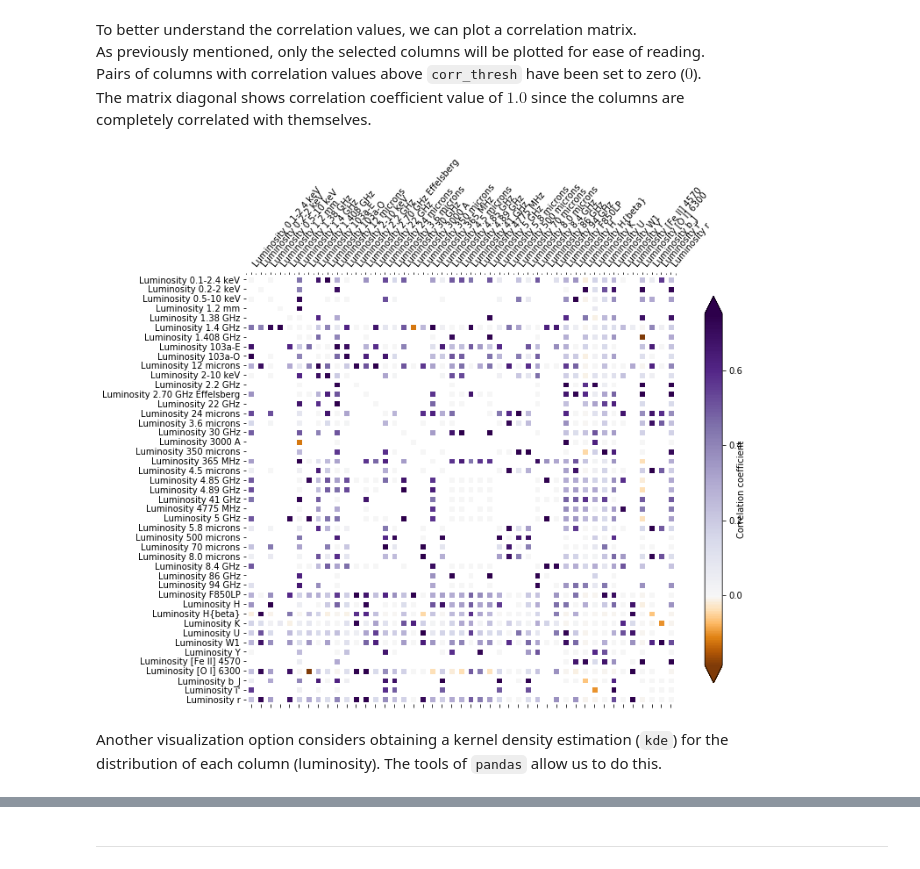
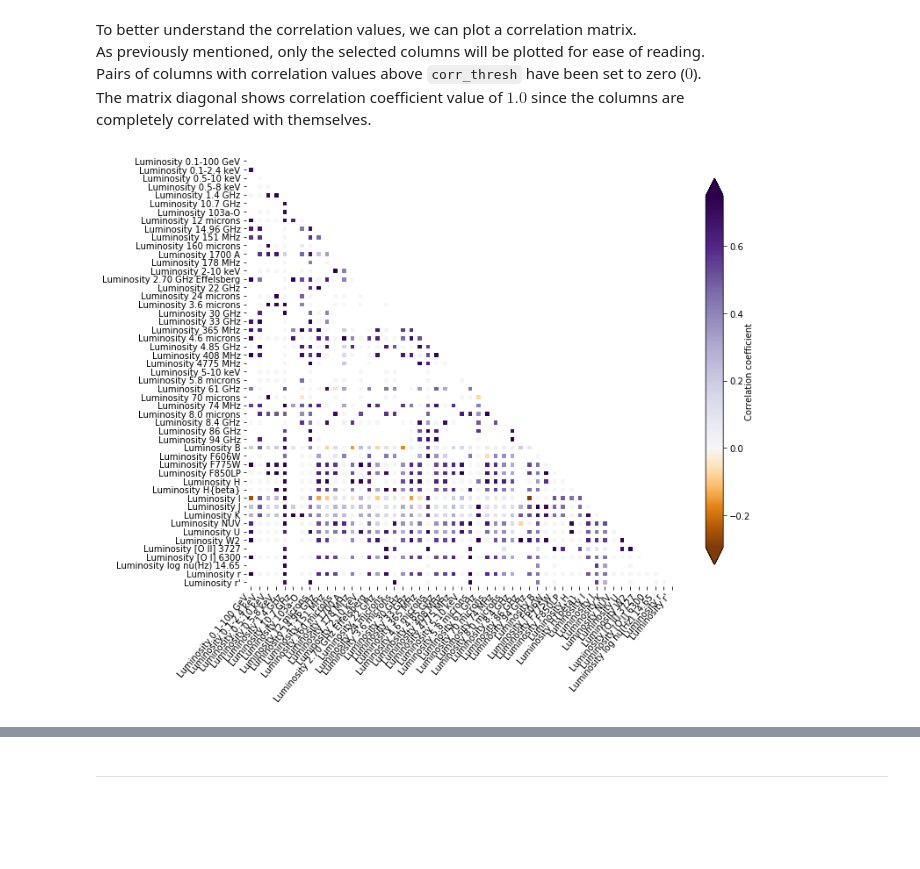
Before and after one commit to racarvajal/work_notes, a Jupyter notebook: Analyze_high_z_cat.ipynb, the cells around one changed output, grey strips where cells are left out. Drawn from its saved outputs; the diff is of its cells as text; code cells hidden in the pictures; blank space fills up the shorter version.

```diff
--- a/Analyze_high_z_cat.ipynb
+++ b/Analyze_high_z_cat.ipynb
@@ -571,7 +617,7 @@ num_of_rows    = 18023  # Number of rows to consider. 18023 for all elements
 # num_of cols    = 534    # Number of columns to consider. 534 for all columns with Flux values (error columns not considered)
 min_elements   = 20
 # corr           = large_catalog_df[numeric_col_names[:num_of_rows]].corr(min_periods=20)
-corr           = merged_lums_catalog_df.loc[:num_of_rows].corr(min_periods=min_elements)
+corr           = merged_lums_catalog_df.loc[:num_of_rows].corr(min_periods=min_elements, method='spearman')
 corr_abs       = corr.abs()
 # %% [markdown]
 In the following code block, the names of the pairs of columns with the
@@ -631,42 +677,42 @@ ax1       = fig.add_subplot(111)
 
 cbarlabel = 'Correlation coefficient'
 
+# Mask to only show lower triangular matrix with correlation values
+mask_corr = np.triu(np.ones_like(corr.loc[cols_high_corr, cols_high_corr], dtype=bool))
+
 # Mask values above correlation threshold (except diagonal values)
 # arr_corr  = corr.loc[cols_high_corr, cols_high_corr]
 # arr_corr[(arr_corr > corr_thresh) & (arr_corr < 1)] = 0
 # arr_corr[(arr_corr < -corr_thresh) & (arr_corr > -1)] = 0
 # Mask values above correlation threshold (including diagonal values)
-arr_corr  = corr.loc[cols_high_corr, cols_high_corr]
+arr_corr  = corr.loc[cols_high_corr, cols_high_corr].mask(mask_corr)
 arr_corr[arr_corr > corr_thresh] = 0
 arr_corr[arr_corr < -corr_thresh] = 0
 
-
-vmin      = np.nanmin(arr_corr[arr_corr > -1].values)
-vmax      = np.nanmax(arr_corr[arr_corr < 1].values)
+vmin      = np.nanmin(arr_corr[arr_corr > -corr_thresh].values)
+vmax      = np.nanmax(arr_corr[arr_corr < corr_thresh].values)
 midpoint  = 0.0
 norm      = MidpointNormalize(vmin=vmin, vmax=vmax, midpoint=midpoint)
 
 cax       = ax1.matshow(arr_corr, cmap='PuOr', vmin=vmin, vmax=vmax, norm=norm)
 cbar      = fig.colorbar(cax, shrink=.90, extend='both')
 cbar.ax.set_ylabel(cbarlabel, va="bottom")
 
 # Change visualization properties
 for edge, spine in ax1.spines.items():
     spine.set_visible(False)
 
 ticks     = np.arange(0,len(cols_high_corr.tolist()),1)
 ax1.set_xticks(np.arange(corr.loc[cols_high_corr, cols_high_corr].shape[1]+1)-.5, minor=True)
 ax1.set_yticks(np.arange(corr.loc[cols_high_corr, cols_high_corr].shape[0]+1)-.5, minor=True)
 ax1.set_xticks(ticks)
 ax1.set_yticks(ticks)
-ax1.set_xticklabels(cols_high_corr, rotation=50, horizontalalignment='left')
+ax1.set_xticklabels(cols_high_corr, rotation=50, horizontalalignment='right')
 ax1.set_yticklabels(cols_high_corr)
 ax1.grid(which="minor", color="w", linestyle='-', linewidth=int(num_of_corr / 9))
-ax1.tick_params(which="minor", bottom=False, left=False)
+ax1.tick_params(which="minor", bottom=False, left=False, top=False)
+ax1.tick_params(which='major', top=False, labeltop=False, labelbottom=True)
 
 ax1.set_aspect('equal')
 # %% [output]
-[figure, old version]
+[figure, new version]
-# %% [markdown]
-Another visualization option considers obtaining a kernel density estimation (`kde`) for the
-distribution of each column (luminosity). The tools of `pandas` allow us to do this.
```
Also changed, not shown: parts of 53 cells of this notebook.
